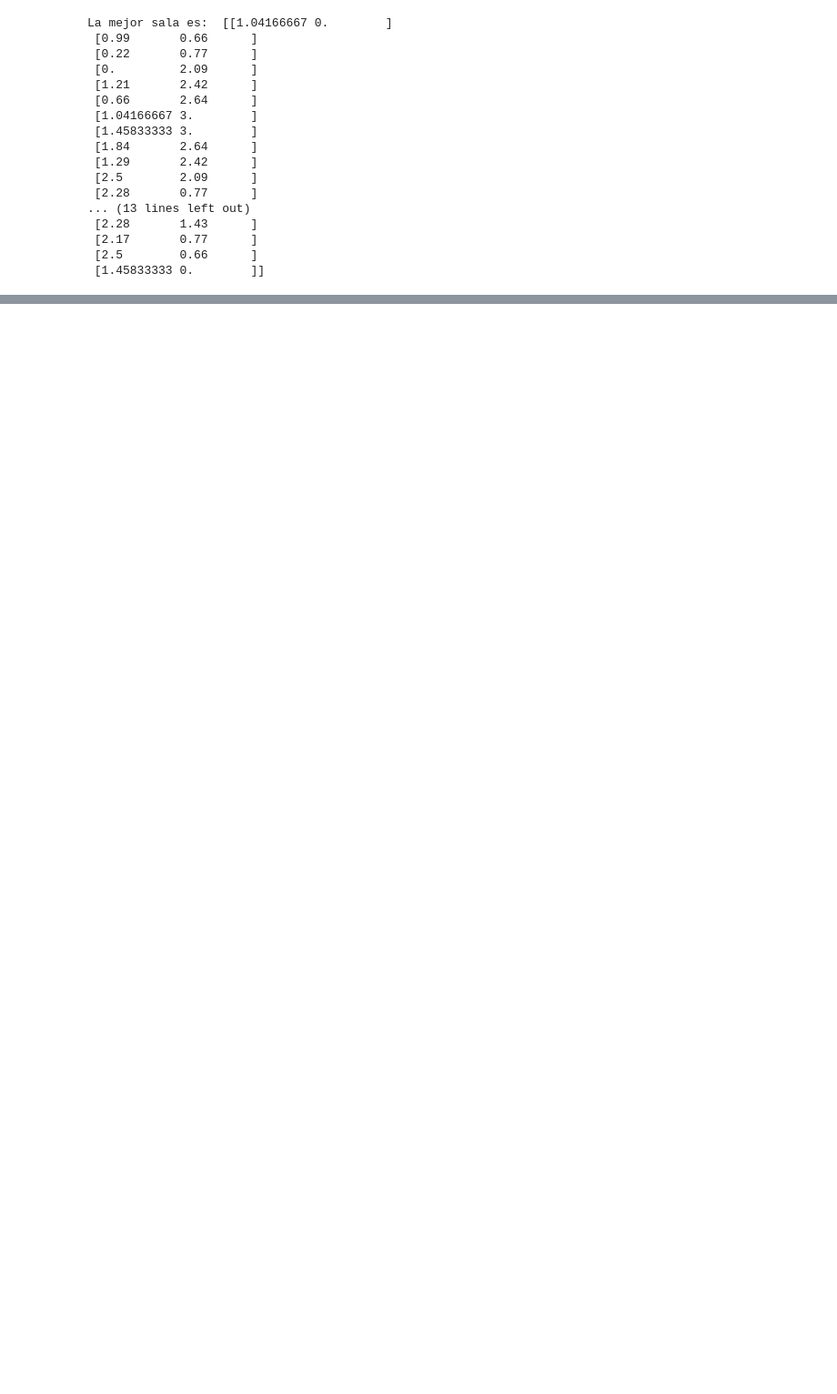
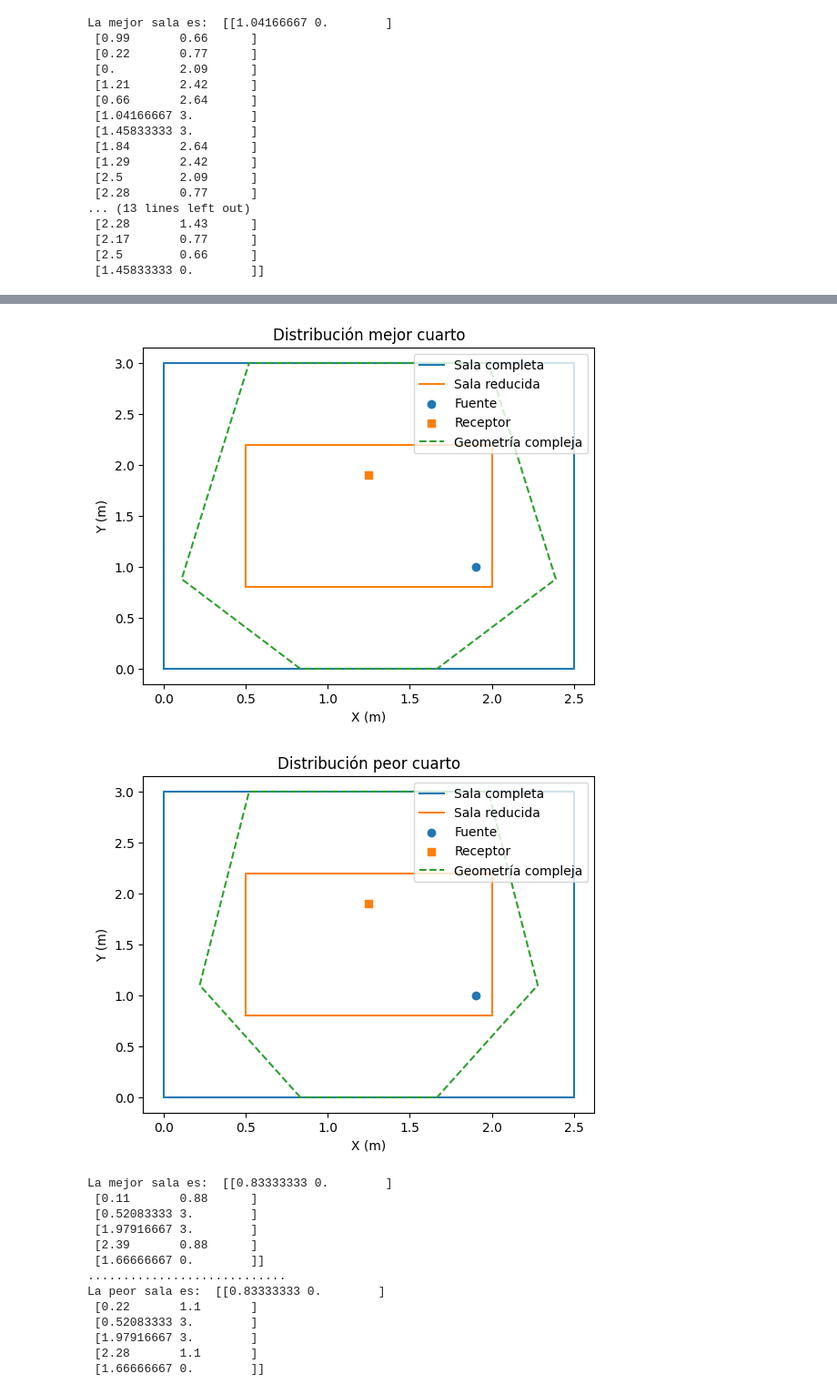
Before and after one commit to MatiasDiBernardo/Acoustic-Modal-Response-Optimizer, a Jupyter notebook: notebooks/random_optim_walls_test.ipynb, the cells around one changed output, grey strips where cells are left out. Shown at 91% size. Drawn from its saved outputs; the diff is of its cells as text; code cells hidden in the pictures; blank space fills up the shorter version.

Commit message:
Finish walls test

```diff
--- a/notebooks/random_optim_walls_test.ipynb
+++ b/notebooks/random_optim_walls_test.ipynb
@@ -35,8 +35,8 @@ El resultado con 2 paredes es el base
 # %%
 # Parametros de control
 N = 250        # Densidad de la grilla del generador de geometrías
-M = 200        # Cantidad de salas a generar
-n_walls = 5    # Número de cortes en las paredes
+M = 70       # Cantidad de salas a generar
+n_walls = 1    # Número de cortes en las paredes
 res_freq = 1
 # %%
 # Almacenar toda la data
@@ -278,0 +297,23 @@ La mejor sala es:  [[1.04166667 0.        ]
+# %%
+plot_room_outline(Lx, Ly, Dx, Dy, source_position, receptor_position, rooms[idx_best_room], "Distribución mejor cuarto")
+plot_room_outline(Lx, Ly, Dx, Dy, source_position, receptor_position, rooms[idx_worst_room], "Distribución peor cuarto")
+
+print("La mejor sala es: ", rooms[idx_best_room])
+print("............................")
+print("La peor sala es: ", rooms[idx_worst_room])
+# %% [output]
+[figure, added]
+[figure, added]
+La mejor sala es:  [[0.83333333 0.        ]
+ [0.11       0.88      ]
+ [0.52083333 3.        ]
+ [1.97916667 3.        ]
+ [2.39       0.88      ]
+ [1.66666667 0.        ]]
+............................
+La peor sala es:  [[0.83333333 0.        ]
+ [0.22       1.1       ]
+ [0.52083333 3.        ]
+ [1.97916667 3.        ]
+ [2.28       1.1       ]
+ [1.66666667 0.        ]]
```
Also changed, not shown: parts of 3 cells of this notebook, 3 other files.
